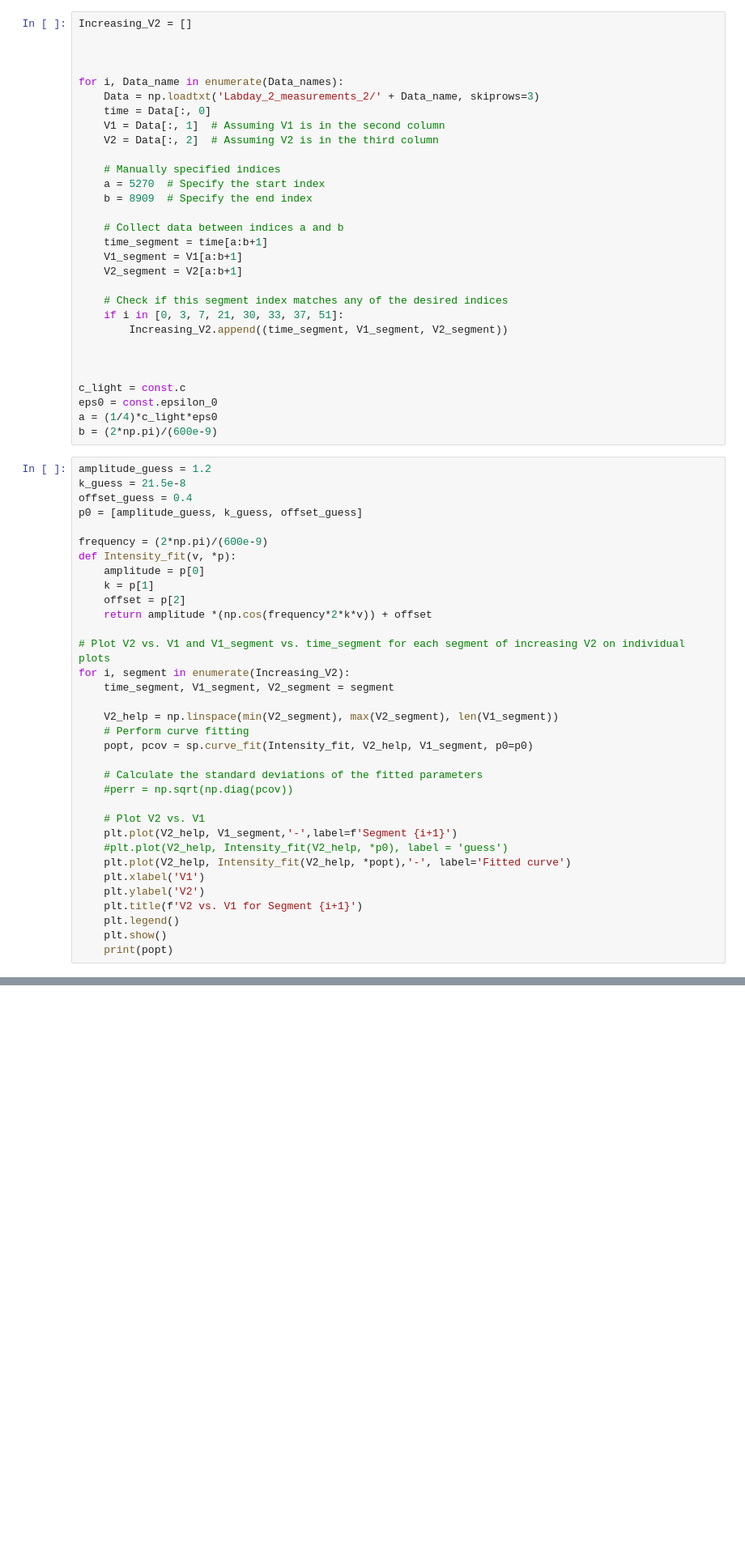
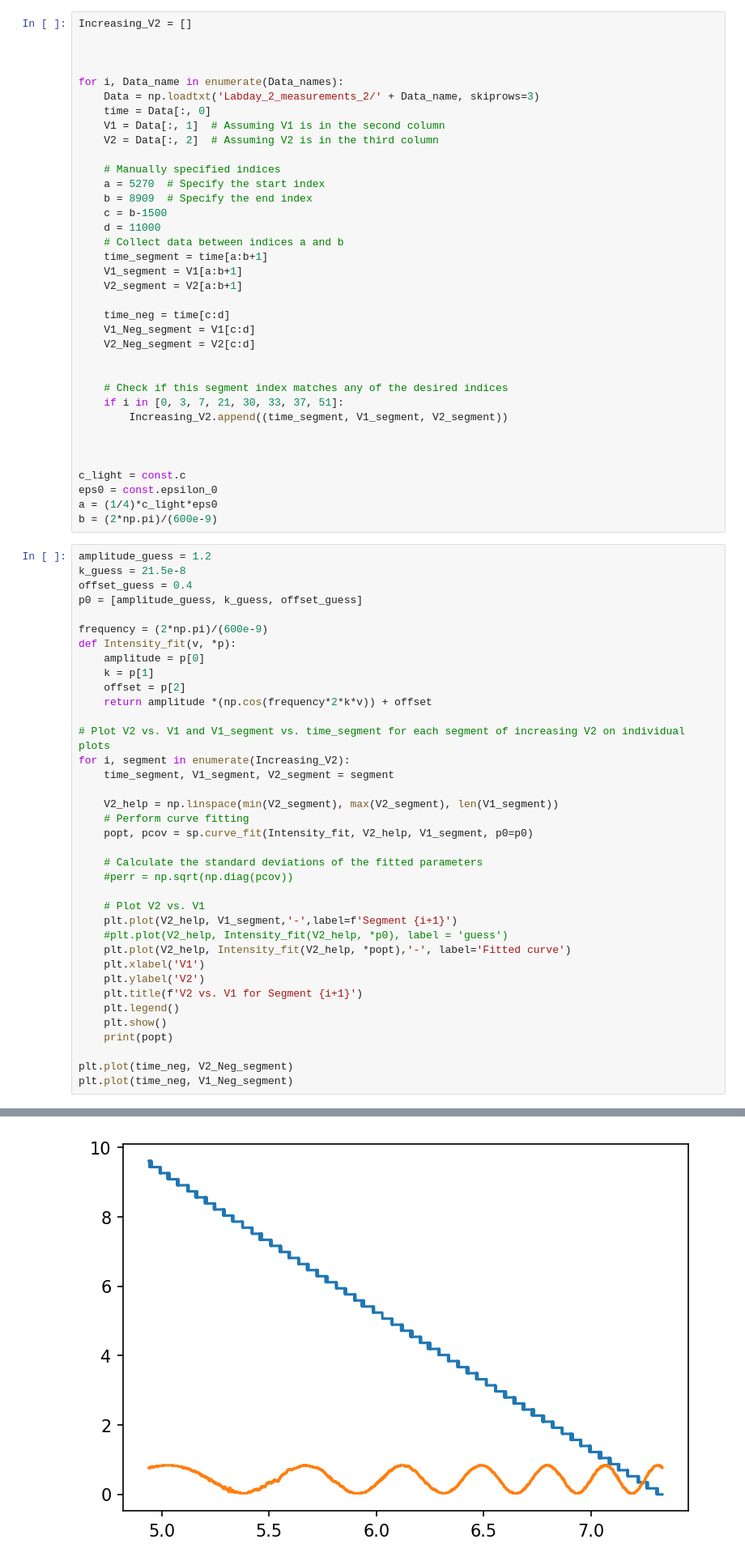
Before and after one commit to StefanStringer/ExperimentalBoyzWSL, a Jupyter notebook: Exercise_2/Labday_2_fuckaround.ipynb, the cells around one changed output, grey strips where cells are left out. Shown at 81% size. Saved outputs shown, nothing was run; the diff lists cells and outputs as text; blank space fills up the shorter version.

```diff
--- a/Exercise_2/Labday_2_fuckaround.ipynb
+++ b/Exercise_2/Labday_2_fuckaround.ipynb
@@ -27,11 +27,17 @@ for i, Data_name in enumerate(Data_names):
     # Manually specified indices
     a = 5270  # Specify the start index
     b = 8909  # Specify the end index
-
+    c = b-1500
+    d = 11000
     # Collect data between indices a and b
     time_segment = time[a:b+1]
     V1_segment = V1[a:b+1]
     V2_segment = V2[a:b+1]
+
+    time_neg = time[c:d]
+    V1_Neg_segment = V1[c:d]
+    V2_Neg_segment = V2[c:d]
+
 
     # Check if this segment index matches any of the desired indices
     if i in [0, 3, 7, 21, 30, 33, 37, 51]:
@@ -77,6 +83,9 @@ for i, segment in enumerate(Increasing_V2):
     plt.legend()
     plt.show()
     print(popt)
+
+plt.plot(time_neg, V2_Neg_segment)
+plt.plot(time_neg, V1_Neg_segment)
 # %% [output]
 [figure]
 [-2.56020645e-01  2.24842645e-07  4.74979850e-01]
@@ -88,0 +99 @@ for i, segment in enumerate(Increasing_V2):
+[figure, added]
```
Also changed, not shown: parts of 2 cells of this notebook, 1 other file.
